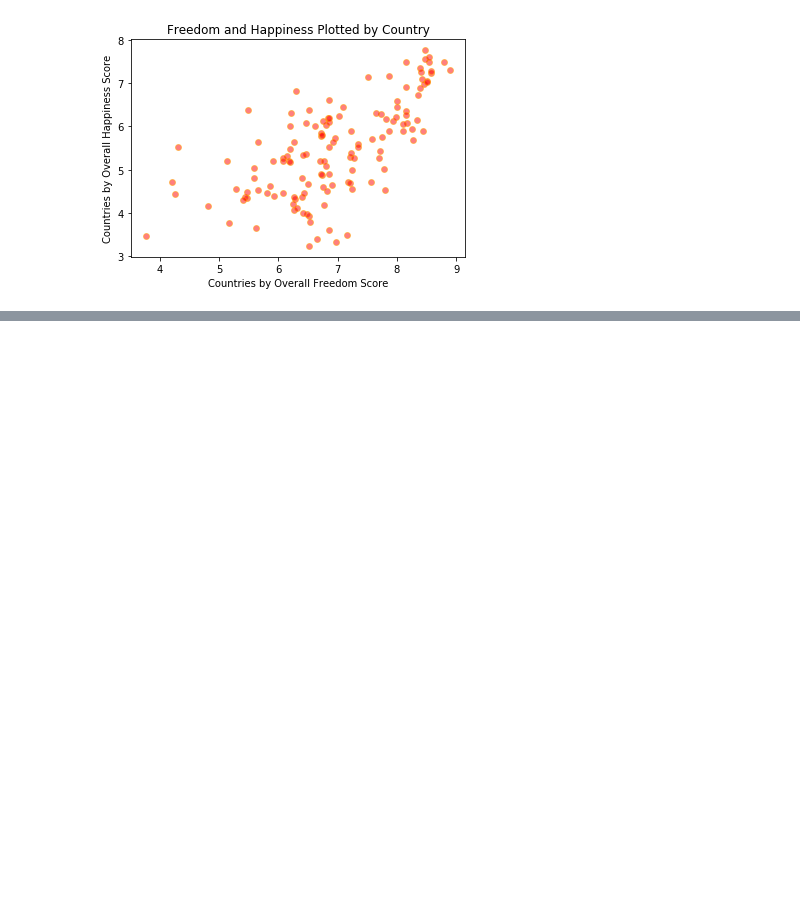
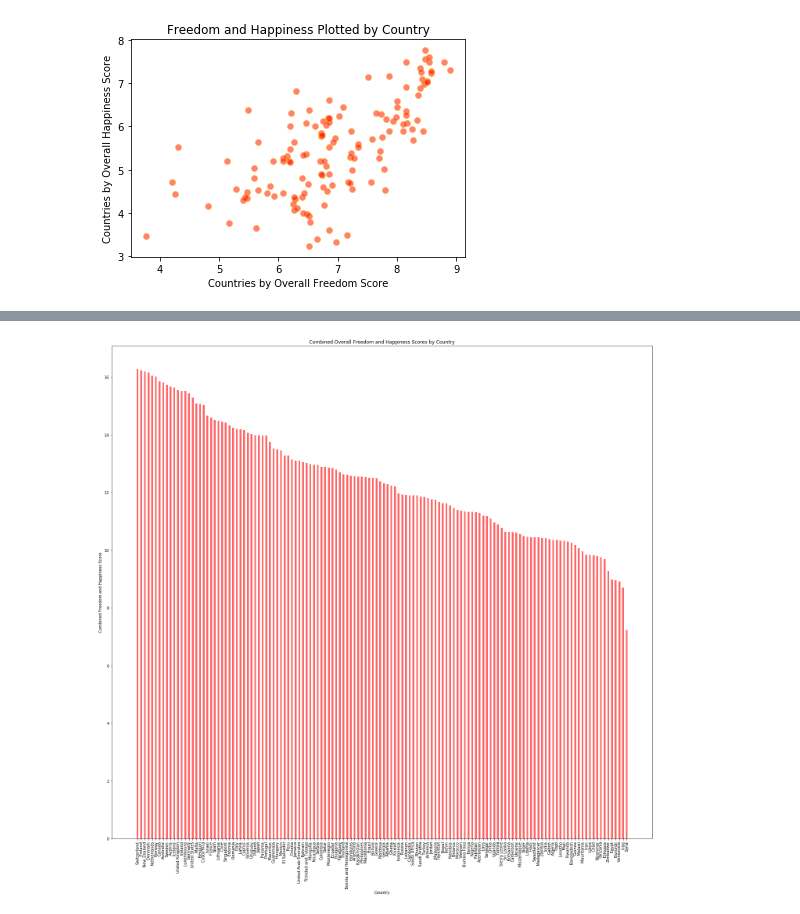
Before and after one commit to Faedra/Freedom-and-Happiness, a Jupyter notebook: thefunstuff/shannon_working_notebook.ipynb, the cells around one changed output, grey strips where cells are left out. Saved outputs shown, nothing was run; the diff lists cells and outputs as text; code cells hidden in the pictures; blank space fills up the shorter version.

```diff
--- a/thefunstuff/shannon_working_notebook.ipynb
+++ b/thefunstuff/shannon_working_notebook.ipynb
@@ -101,0 +102,5 @@ plt.show()
+# %%
+# Add Human Freedom Score + Happiness Score
+# Add Combined Score column to dataframe
+freedom_and_happiness["Combined Score"] = freedom_and_happiness["Happiness score"] + freedom_and_happiness["Human Freedom"]
+freedom_and_happiness.head()
@@ -101,0 +114,4 @@ plt.show()
+# %%
+# Sort dataframe by Combined Score:
+Sorted_Countries = freedom_and_happiness.sort_values(["Combined Score"], ascending=False)
+Sorted_Countries.head()
@@ -101,0 +125,32 @@ plt.show()
+# %%
+# Bar chart displaying countries by combined score:
+
+x_axis=Sorted_Countries["Country"]
+y_axis=Sorted_Countries["Combined Score"]
+
+# plt.figure(figsize=(100, 20))
+
+plt.bar(
+    x_axis,
+    y_axis,
+    color = "red",
+    alpha=0.60,
+    align="center",
+    width=0.5
+)
+
+plt.xticks(
+    x_axis,
+    Sorted_Countries["Country"],
+    rotation="vertical"
+    )
+
+# Set a Title and labels
+plt.title("Combined Overall Freedom and Happiness Scores by Country")
+plt.ylabel("Combined Freedom and Happiness Score")
+plt.xlabel("Country")
+plt.tight_layout()
+plt.rcParams["figure.figsize"] = (20,20)
+plt.show()
+# %% [output]
+[figure, added]
```
Also changed, not shown: parts of 4 cells of this notebook.
